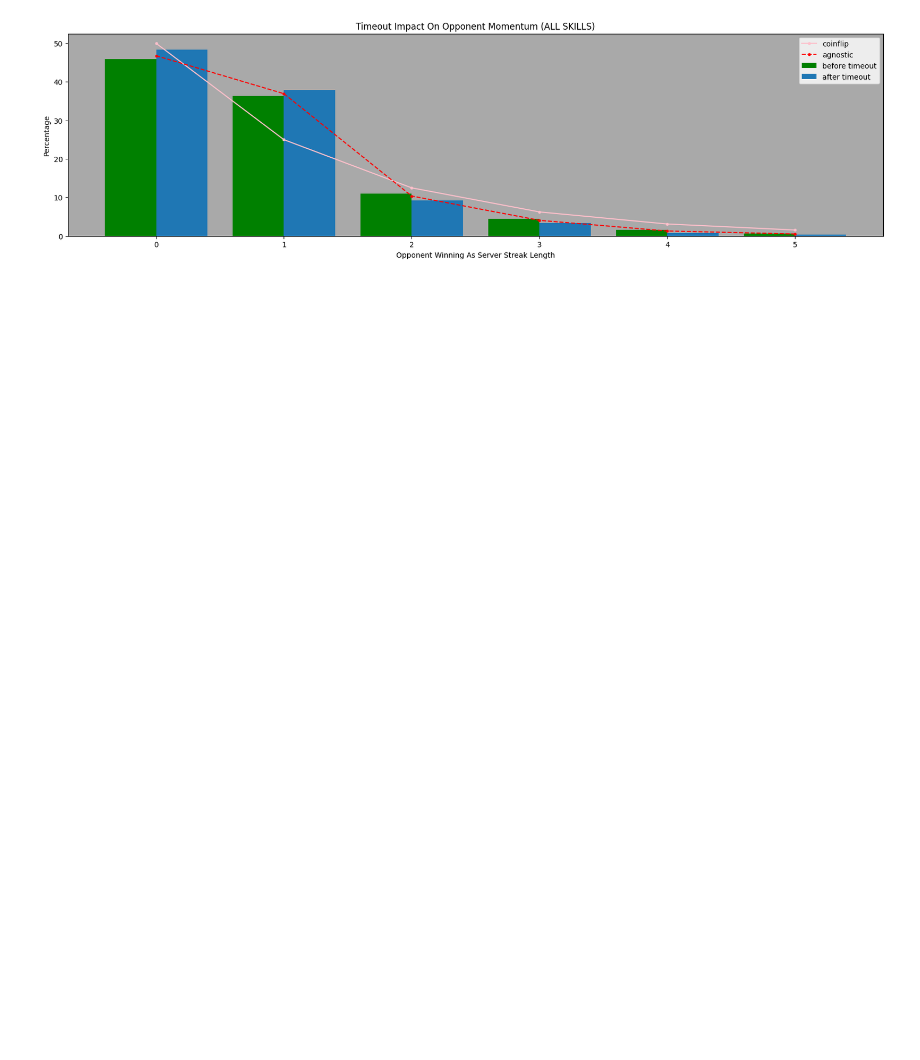
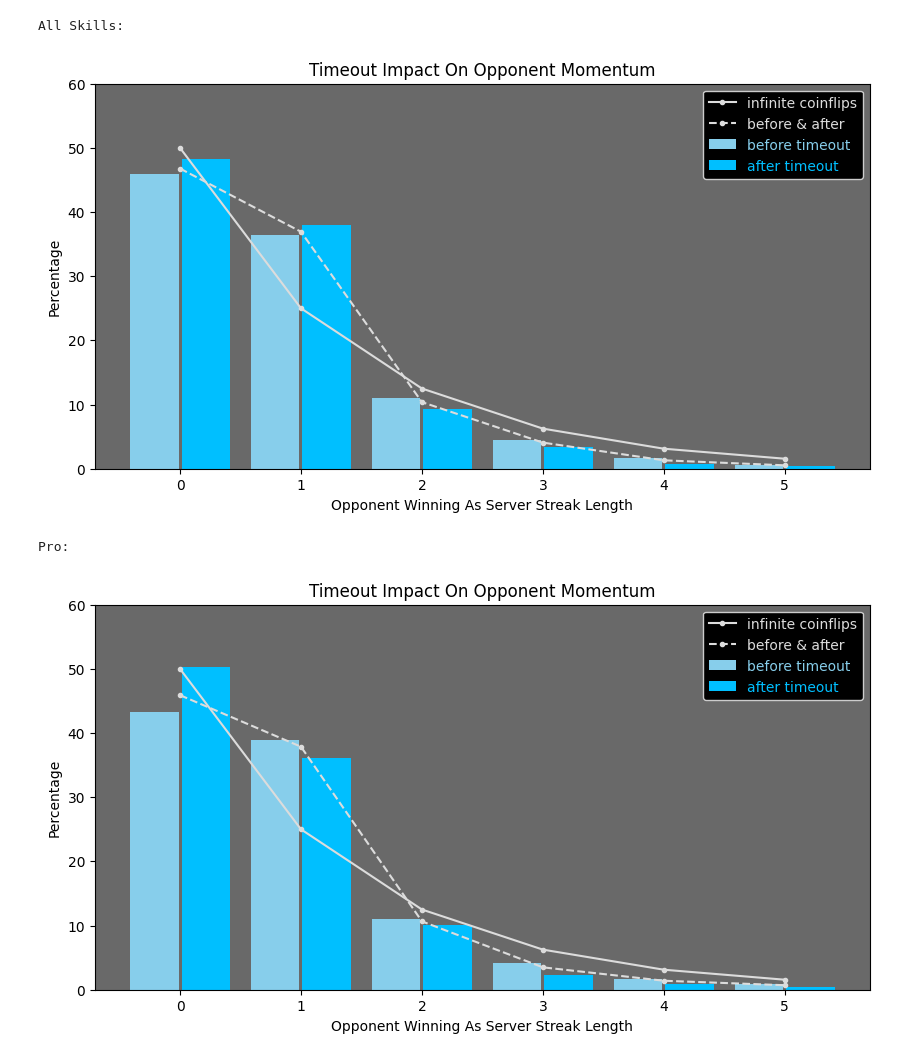
Before and after one commit to conner-mcnicholas/Pickleball_Timeout_Analysis, a Jupyter notebook: src/serve_winstreak_distribution.ipynb, the cells around one changed output. Drawn from its saved outputs; the diff is of its cells as text; code cells hidden in the pictures; blank space fills up the shorter version.

Commit message:
consolidated skills

```diff
--- a/src/serve_winstreak_distribution.ipynb
+++ b/src/serve_winstreak_distribution.ipynb
@@ -216,6 +82,0 @@ percentages of streak lengths:
-# %%
-ax = df_pcts_prepost.plot(x="streak",y=["pct_pre","pct_post","pct_all"],figsize=(20, 10), \
-                     kind="bar",color={"pct_pre": "blue", "pct_post": "green","pct_all":"darkgrey"}, \
-                                       ylim=(0,50),rot=0,title="Timeout Impact On Opponent Momentum", \
-                                       xlabel="Opponent Winning As Server Streak Length",ylabel="Percentage")
-ax.set_facecolor('lightgrey')
@@ -224,7 +82,0 @@ ax.set_facecolor('lightgrey')
-# %%
-print('flipping coin infinity times would yield .5^(x+1):')
-l=[100]
-for x in range(6):l.append(l[-1]/2)
-df_coin = pd.DataFrame(l[1:],columns=['coin']).round(2)
-print(df_coin.astype(str)+"%")
-df_pcts_prepost = pd.concat([df_pcts_prepost,df_coin],axis=1)
@@ -239,0 +219,7 @@ flipping coin infinity times would yield .5^(x+1):
+# %%
+df_counts_all,df_pcts_all = streakcounter()
+df_counts_pro,df_pcts_pro = streakcounter('Pro')
+#df_counts_amt,df_pcts_amt = streakcounter('Amateur')
+#df_counts_4,df_pcts_4 = streakcounter('4')
+#df_counts_45,df_pcts_45 = streakcounter('4.5')
+#df_counts_5,df_pcts_5 = streakcounter('5')
@@ -240,26 +244,42 @@ flipping coin infinity times would yield .5^(x+1):
 # %%
-fig, ax = plt.subplots()
+def plotextra(dfs):
+    streak = dfs.streak
+    pct_pre = dfs.pct_pre
+    pct_post = dfs.pct_post
+    pct_all = dfs.pct_all
 
-streak = df_pcts_prepost.streak
-pct_pre = df_pcts_prepost.pct_pre
-pct_post = df_pcts_prepost.pct_post
-pct_all = df_pcts_prepost.pct_all
-pct_coin = df_pcts_prepost.coin
-width = 0.4
+    l=[100]
+    for x in range(6):l.append(l[-1]/2)
+    df_coin = pd.DataFrame(l[1:],columns=['coin']).round(2)
+    dfs = pd.concat([dfs,df_coin],axis=1)
+    pct_coin = dfs.coin
 
+    fig = plt.figure(figsize=(10,5))
+    ax = fig.add_subplot(111)
 
-plt.plot(streak,pct_coin,marker=".",color="pink",label='coinflip')
-plt.plot(streak,pct_all,marker=".",color="red",linestyle = "dashed",label='agnostic')
+    width = 0.4
 
-plt.bar(streak-(width/2),pct_pre,width,color="green",label="before timeout")
-plt.bar(streak+(width/2),pct_post,width,label="after timeout")
+    plt.plot(streak,pct_coin,marker=".",color="gainsboro",label='infinite coinflips')
+    plt.plot(streak,pct_all,marker=".",color="gainsboro",linestyle = "dashed",label='before & after')
 
-plt.legend(loc="upper right")
-ax.set_title("Timeout Impact On Opponent Momentum (ALL SKILLS)")
-ax.set_xlabel("Opponent Winning As Server Streak Length")
-ax.set_ylabel("Percentage")
-ax.set_facecolor('darkgrey')
+    plt.bar(streak-(width/2)-(width/32),pct_pre,width,color="skyblue",label="before timeout")
+    plt.bar(streak+(width/2)+(width/32),pct_post,width,color="deepskyblue",label="after timeout")
 
-plt.show()
+    plt.legend(loc="upper right",facecolor='black', framealpha=1,labelcolor = "linecolor")
+    ax.set_ylim(0,60)
+    ax.set_title("Timeout Impact On Opponent Momentum")
+    ax.set_xlabel("Opponent Winning As Server Streak Length")
+    ax.set_ylabel("Percentage")
+    ax.set_facecolor('dimgrey')
+
+    plt.show()
-# %% [output]
-[figure, removed]
+# %%
+print('All Skills:\n')
+plotextra(df_pcts_all)
+print('Pro:\n')
+plotextra(df_pcts_pro)
+# %% [output]
+All Skills:
+[figure, added]
+Pro:
+[figure, added]
```
Also changed, not shown: parts of 15 cells of this notebook, 2 other files.
